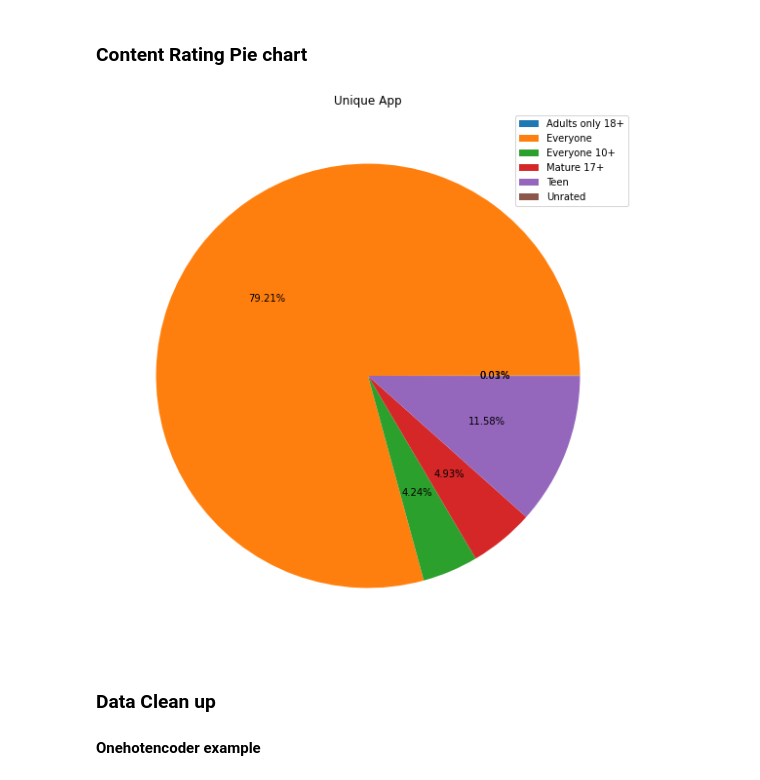
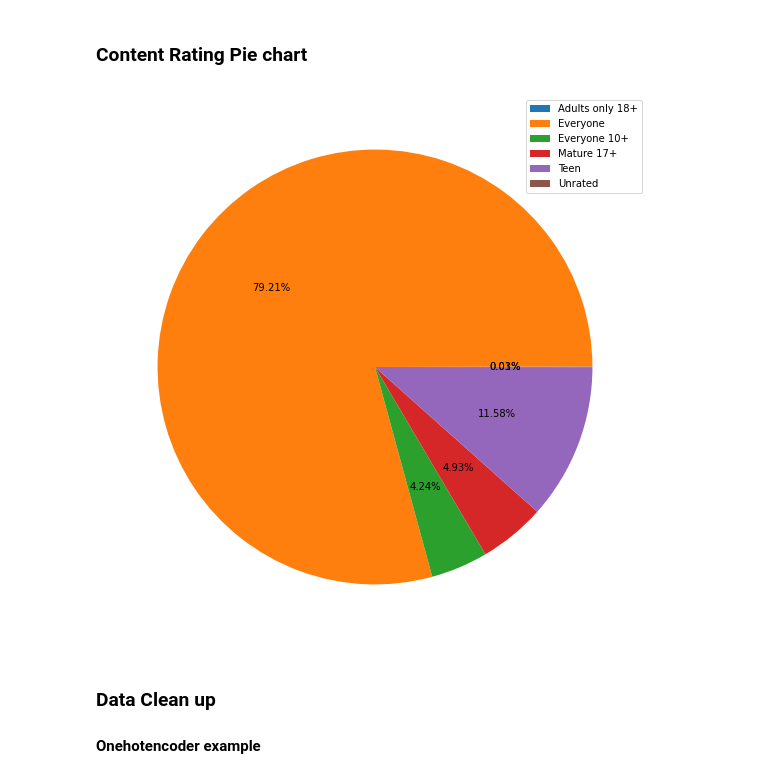
Before and after one commit to PrathnaPel/GooglePlayStoreML, a Jupyter notebook: Data Preprocessiong and Exploration.ipynb, the cells around one changed output. Drawn from its saved outputs; the diff is of its cells as text; code cells hidden in the pictures.

```diff
--- a/Data Preprocessiong and Exploration.ipynb
+++ b/Data Preprocessiong and Exploration.ipynb
@@ -210,0 +218,5 @@ plt.show()
+# %%
+playstore.Reviews = playstore.Reviews.apply(pd.to_numeric)
+plt.subplots(figsize=(10,7))
+sns.scatterplot(playstore.Reviews,playstore.Rating)
+plt.show()
@@ -213,12 +227,11 @@ plt.show()
 # %%
 crp= playstore.groupby(['Content Rating']).count()['App']
 plt.subplots(figsize=(20,10))
 plt.pie(crp.values, autopct='%.2f%%')
 plt.legend(crp.index)
-plt.title('Unique App')
 plt.show()
 # %% [output]
-[figure, old version]
+[figure, new version]
 # %% [markdown]
 ### Data Clean up
 #### Onehotencoder example
```
Also changed, not shown: parts of 2 cells of this notebook.
